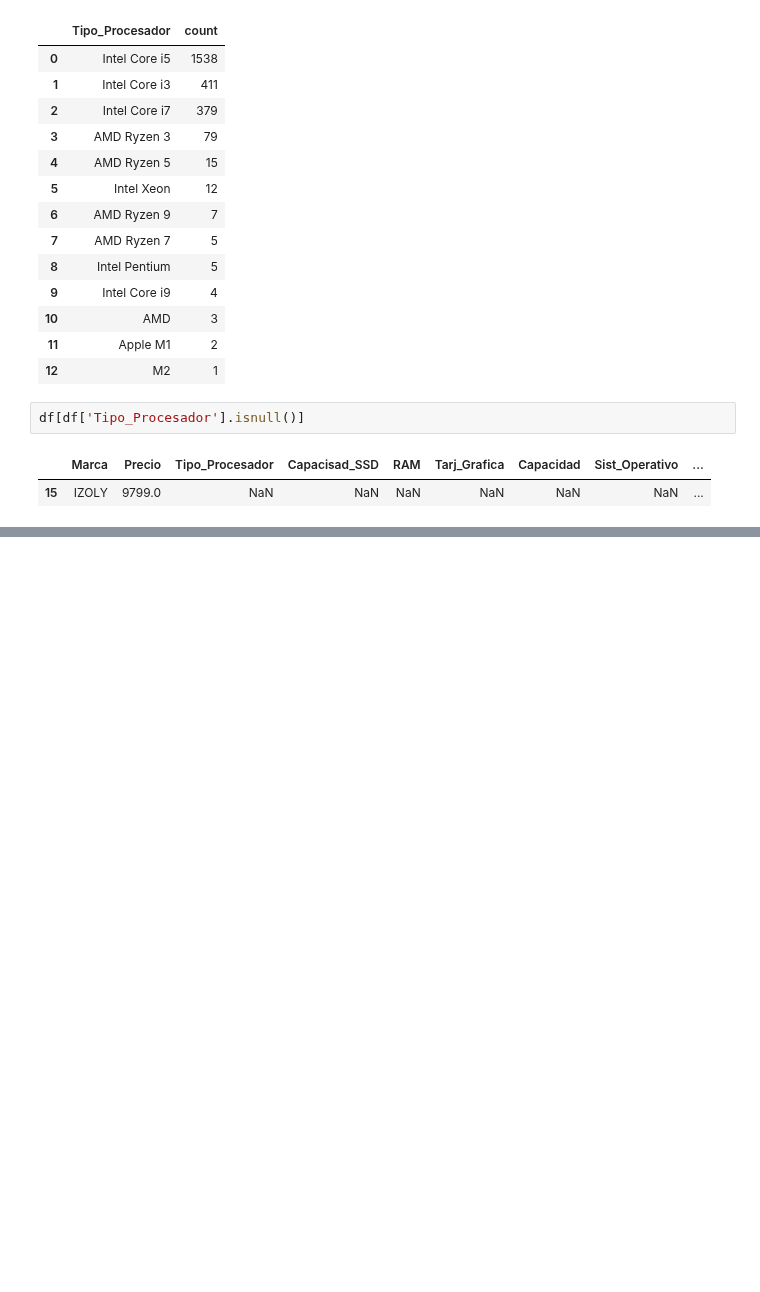
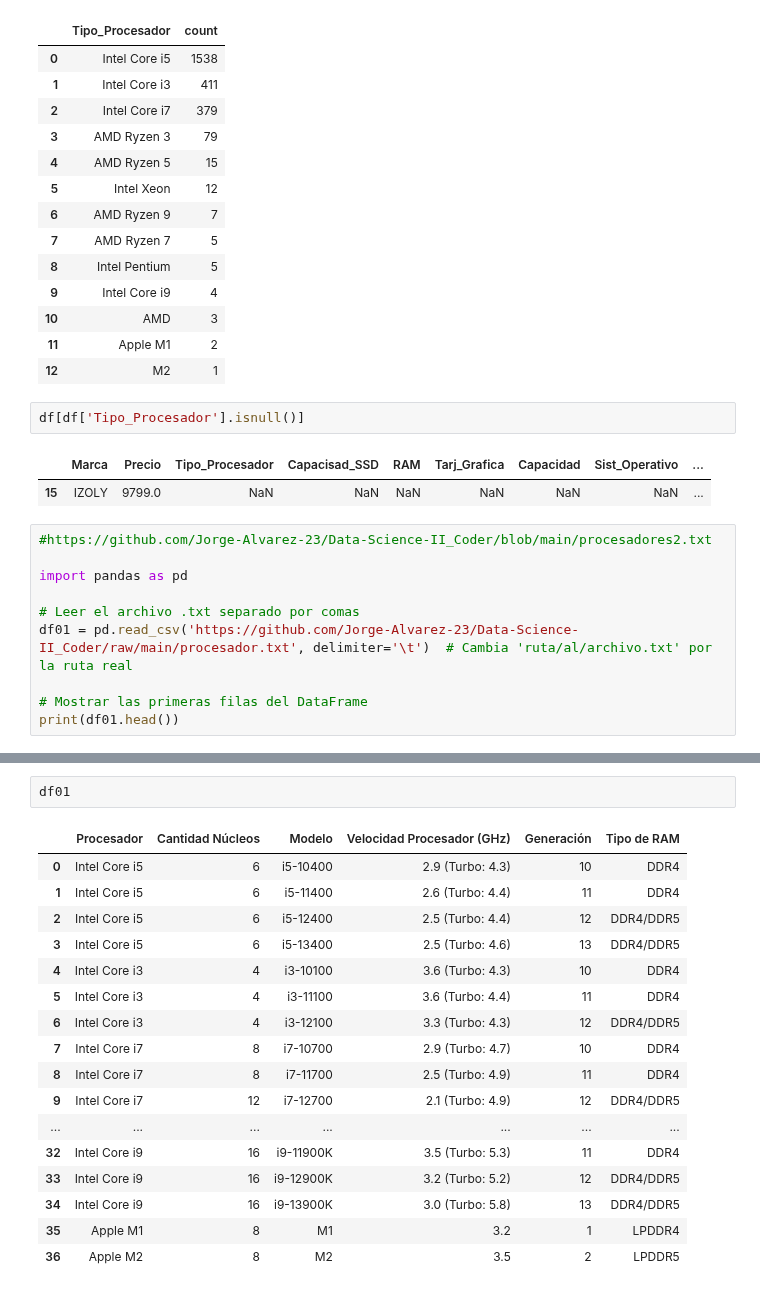
Before and after one commit to Jorge-Alvarez-23/Data-Science-II_Coder, a Jupyter notebook: PROYECTO.ipynb, the cells around one changed output, grey strips where cells are left out. Drawn from its saved outputs; the diff is of its cells as text; blank space fills up the shorter version.

```diff
--- a/PROYECTO.ipynb
+++ b/PROYECTO.ipynb
@@ -449,3 +453,13 @@ df[df['Tipo_Procesador'].isnull()]
 # %% [output]
 |  | Marca | Precio | Tipo_Procesador | Capacisad_SSD | RAM | Tarj_Grafica | Capacidad | Sist_Operativo | ... |
 | 15 | IZOLY | 9799.0 | NaN | NaN | NaN | NaN | NaN | NaN | ... |
+# %%
+#https://github.com/Jorge-Alvarez-23/Data-Science-II_Coder/blob/main/procesadores2.txt
+
+import pandas as pd
+
+# Leer el archivo .txt separado por comas
+df01 = pd.read_csv('https://github.com/Jorge-Alvarez-23/Data-Science-II_Coder/raw/main/procesador.txt', delimiter='\t')  # Cambia 'ruta/al/archivo.txt' por la ruta real
+
+# Mostrar las primeras filas del DataFrame
+print(df01.head())
@@ -451,0 +473,20 @@ df[df['Tipo_Procesador'].isnull()]
+# %%
+df01
+# %% [output]
+|  | Procesador | Cantidad Núcleos | Modelo | Velocidad Procesador (GHz) | Generación | Tipo de RAM |
+| 0 | Intel Core i5 | 6 | i5-10400 | 2.9 (Turbo: 4.3) | 10 | DDR4 |
+| 1 | Intel Core i5 | 6 | i5-11400 | 2.6 (Turbo: 4.4) | 11 | DDR4 |
+| 2 | Intel Core i5 | 6 | i5-12400 | 2.5 (Turbo: 4.4) | 12 | DDR4/DDR5 |
+| 3 | Intel Core i5 | 6 | i5-13400 | 2.5 (Turbo: 4.6) | 13 | DDR4/DDR5 |
+| 4 | Intel Core i3 | 4 | i3-10100 | 3.6 (Turbo: 4.3) | 10 | DDR4 |
+| 5 | Intel Core i3 | 4 | i3-11100 | 3.6 (Turbo: 4.4) | 11 | DDR4 |
+| 6 | Intel Core i3 | 4 | i3-12100 | 3.3 (Turbo: 4.3) | 12 | DDR4/DDR5 |
+| 7 | Intel Core i7 | 8 | i7-10700 | 2.9 (Turbo: 4.7) | 10 | DDR4 |
+| 8 | Intel Core i7 | 8 | i7-11700 | 2.5 (Turbo: 4.9) | 11 | DDR4 |
+| 9 | Intel Core i7 | 12 | i7-12700 | 2.1 (Turbo: 4.9) | 12 | DDR4/DDR5 |
+| ... | ... | ... | ... | ... | ... | ... |
+| 32 | Intel Core i9 | 16 | i9-11900K | 3.5 (Turbo: 5.3) | 11 | DDR4 |
+| 33 | Intel Core i9 | 16 | i9-12900K | 3.2 (Turbo: 5.2) | 12 | DDR4/DDR5 |
+| 34 | Intel Core i9 | 16 | i9-13900K | 3.0 (Turbo: 5.8) | 13 | DDR4/DDR5 |
+| 35 | Apple M1 | 8 | M1 | 3.2 | 1 | LPDDR4 |
+| 36 | Apple M2 | 8 | M2 | 3.5 | 2 | LPDDR5 |
```
Also changed, not shown: parts of 2 cells of this notebook.
